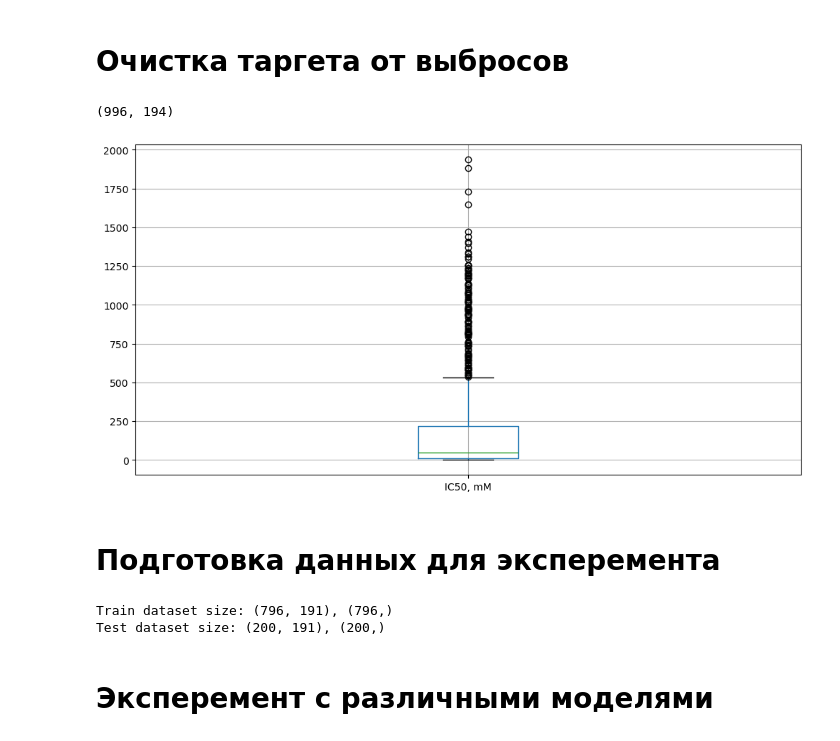
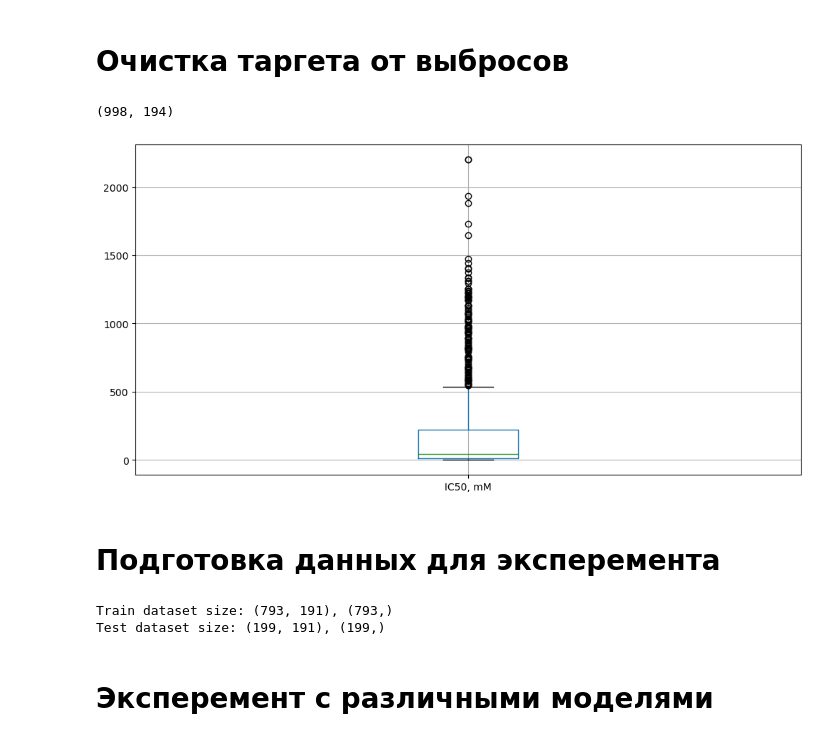
Before and after one commit to sevaTechoPark/mo-chemistry, a Jupyter notebook: regression_IC50.ipynb, the cells around one changed output. Cells and saved outputs as stored; diff of their text form; code cells hidden in the pictures.

```diff
--- a/regression_IC50.ipynb
+++ b/regression_IC50.ipynb
@@ -31,29 +31,26 @@ df.shape
 # %% [markdown]
 # Очистка таргета от выбросов
 # %%
-df = df[df['IC50, mM'] < 2000]
+df = df[df['IC50, mM'] < 2500]
 print(df.shape)
 df.boxplot(column=['IC50, mM'], figsize=(12, 6))
 plt.show()
 # %% [output]
-(996, 194)
+(998, 194)
-[figure, old version]
+[figure, new version]
 # %% [markdown]
 # Подготовка данных для эксперемента
 # %%
 X = df.drop(columns=['IC50, mM', 'CC50, mM', 'SI'])
-y1 = df['IC50, mM']
-y2 = df['CC50, mM']
-y3 = df['SI']
+y = df['IC50, mM']
 
-X_train_ic, X_test_ic, y_train_ic, y_test_ic = train_test_split(X, y1, test_size=0.2, random_state=42)
-X_train, X_test, y_train, y_test = X_train_ic, X_test_ic, y_train_ic, y_test_ic
+X_train, X_test, y_train, y_test = train_test_split(X, y, test_size=0.2, random_state=42)
 
 print(f'Train dataset size: {X_train.shape}, {y_train.shape}')
 print(f'Test dataset size: {X_test.shape}, {y_test.shape}')
 # %% [output]
-Train dataset size: (796, 191), (796,)
-Test dataset size: (200, 191), (200,)
+Train dataset size: (793, 191), (793,)
+Test dataset size: (199, 191), (199,)
 # %% [markdown]
 # Эксперемент с различными моделями
 # %%
```
Also changed, not shown: parts of 19 cells of this notebook, 3 other files.
